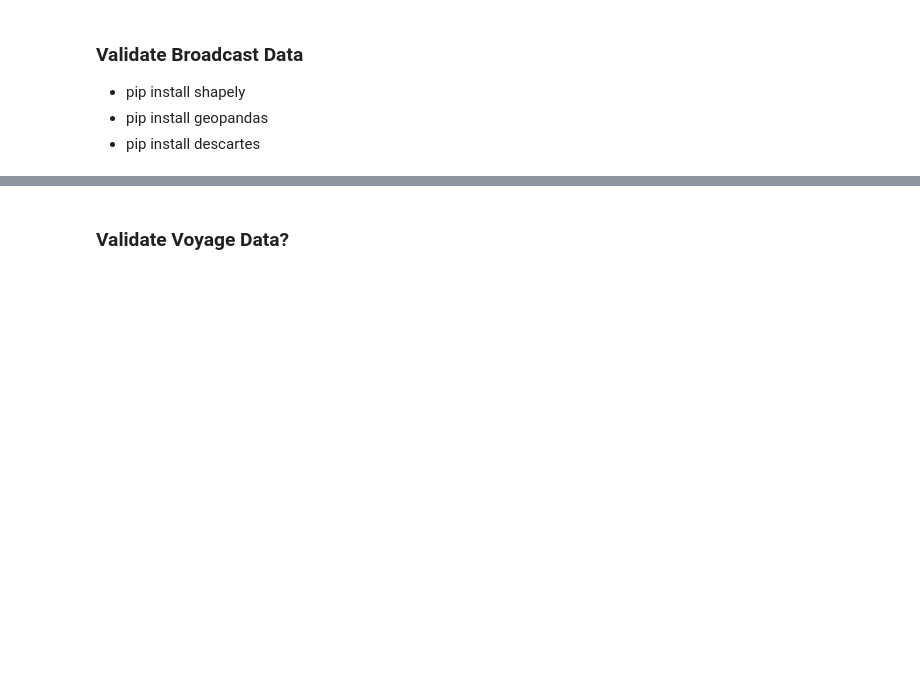
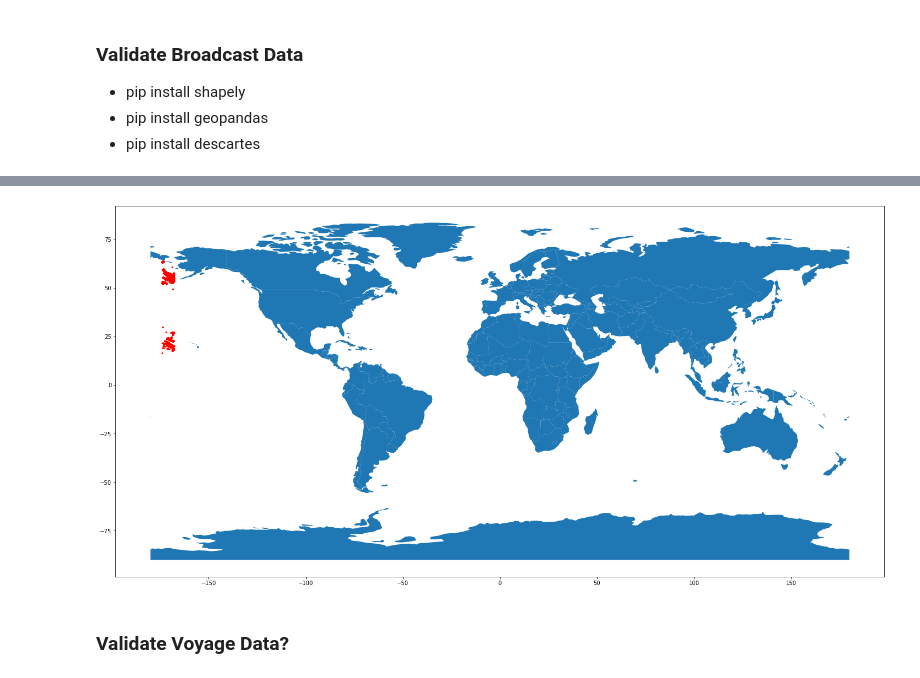
Before and after one commit to att-vault/vault, a Jupyter notebook: Notebook/AIS_Validation.ipynb, the cells around one changed output, grey strips where cells are left out. Cells and saved outputs as stored; diff of their text form; code cells hidden in the pictures; blank space fills up the shorter version.

```diff
--- a/Notebook/AIS_Validation.ipynb
+++ b/Notebook/AIS_Validation.ipynb
@@ -198,0 +208,3 @@ Rows: 19079375
+# %%
+sample = Broadcast[['lat', 'lon']].drop_duplicates()
+sample.shape
@@ -198,0 +213,5 @@ Rows: 19079375
+# %%
+sample['lat'] = sample['lat'].map(lambda x: round(x, 3))
+sample['lon'] = sample['lon'].map(lambda x: round(x, 3))
+sample.drop_duplicates(inplace=True)
+sample.shape
@@ -198,0 +229,4 @@ Rows: 19079375
+# %%
+# Plotting interested boundary coordinates
+geometry = [Point(xy) for xy in zip(sample['lon'], sample['lat'])]
+gdf = GeoDataFrame(sample, geometry=geometry)
@@ -199,2 +242,8 @@ Rows: 19079375
+# %%
+#this is a simple map that goes with geopandas
+world = gpd.read_file(gpd.datasets.get_path('naturalearth_lowres'))
+gdf.plot(ax=world.plot(figsize=(25, 30)), marker='o', color='red', markersize=5);
+# %% [output]
+[figure, added]
 # %% [markdown]
 ### Validate Voyage Data?
```
Also changed, not shown: parts of 6 cells of this notebook.
